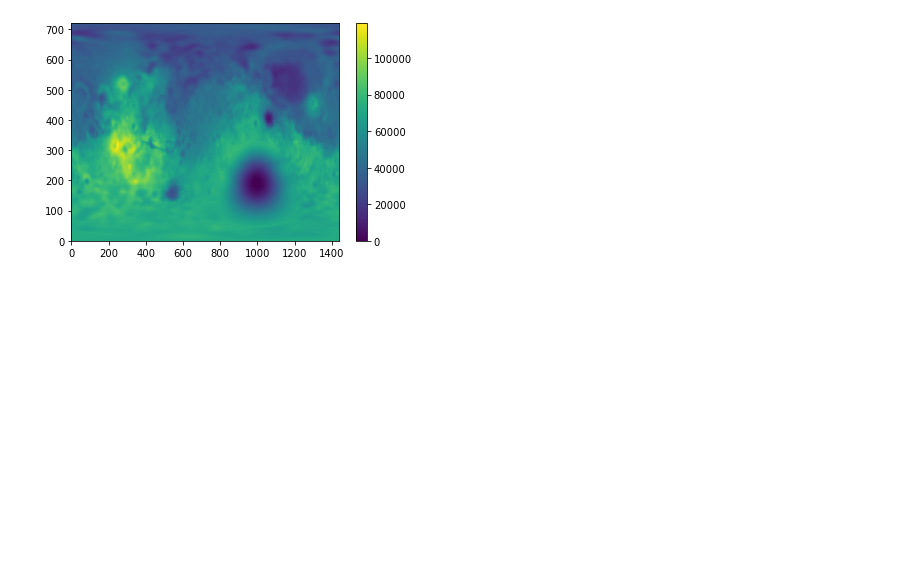
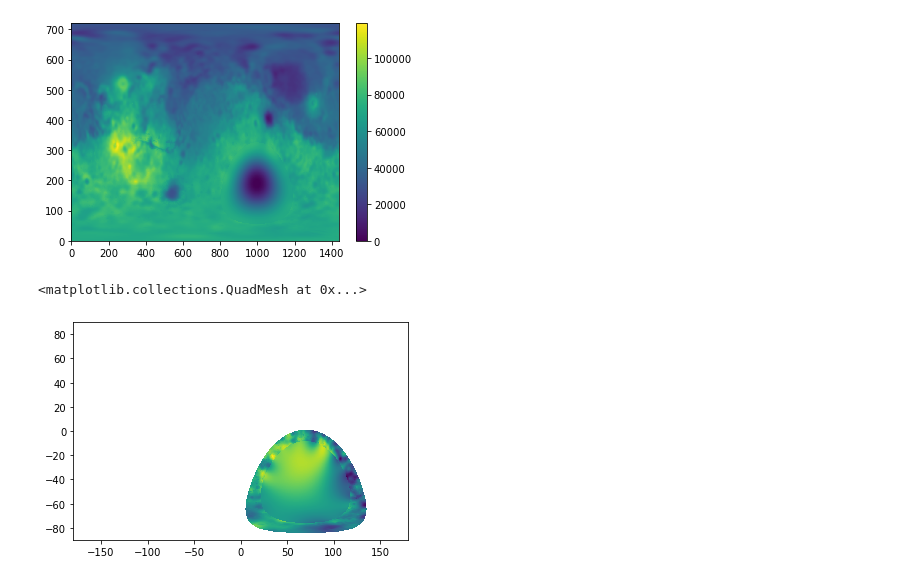
Before and after one commit to siwill22/mars, a Jupyter notebook: CraterCosineFunction.ipynb, the cells around one changed output. Drawn from its saved outputs; the diff is of its cells as text; code cells hidden in the pictures; blank space fills up the shorter version.

```diff
--- a/CraterCosineFunction.ipynb
+++ b/CraterCosineFunction.ipynb
@@ -139,2 +173,51 @@ np.savetxt('grids/W19_l90_hellas_removed.xyz', np.vstack((lons.flatten(),
                                 lats.flatten(),
                                 sus_in.flatten())).T, fmt=fmt)
+# %%
+HM = np.loadtxt('grids/W19_l90.xyz')
+
+sus = HM[:,2].reshape(720,1440)
+sus = np.hstack((sus[:,720:],sus[:,:720]))
+
+sus_in = sus.copy()
+sus_orig = sus.copy()
+
+
+sus[CraterDistance.data<outer_limit] = np.nan
+
+ind_hole = np.isnan(sus.flatten())
+mskgrd = CraterDistance.copy()
+mskgrd.data = np.logical_not(np.isnan(sus))
+mskgrd.to_netcdf('tmpmask.nc')
+
+
+sus[CraterDistance.data>outer_limit*1.25] = np.nan
+
+
+#sus = interpolate_hole(lons, lats, sus, ind_hole, method='greenspline')
+
+desamp = 5
+ind = np.isnan(sus[::desamp,::desamp].flatten())
+basis_X = lons[::desamp,::desamp].flatten()[~ind]
+basis_Y = lats[::desamp,::desamp].flatten()[~ind]
+basis_Z = sus[::desamp,::desamp].flatten()[~ind]
+
+target_X = lons.flatten()[ind_hole]
+target_Y = lats.flatten()[ind_hole]
+
+# Save to an ascii file
+np.savetxt('tmp.xyz', np.vstack((basis_X,
+                                 basis_Y,
+                                 basis_Z)).T, fmt='%1.12f')
+
+call_system_command(['gmt', 'greenspline', 'tmp.xyz', '-V', '-RDistanceToHellasCentre.nc',
+                     '-Sp', '-Z3', '-Gtmp.nc', '-Ttmpmask.nc'])
+
+sus_interp = xr.open_dataarray('tmp.nc')
+
+sus[np.unravel_index(ind_hole.nonzero(), sus.shape)] = sus_interp.data.flatten()[ind_hole]
+
+
+plt.pcolormesh(lons,lats,sus)
+# %% [output]
+<matplotlib.collections.QuadMesh at 0x...>
+[figure, added]
```
Also changed, not shown: parts of 5 cells of this notebook.
